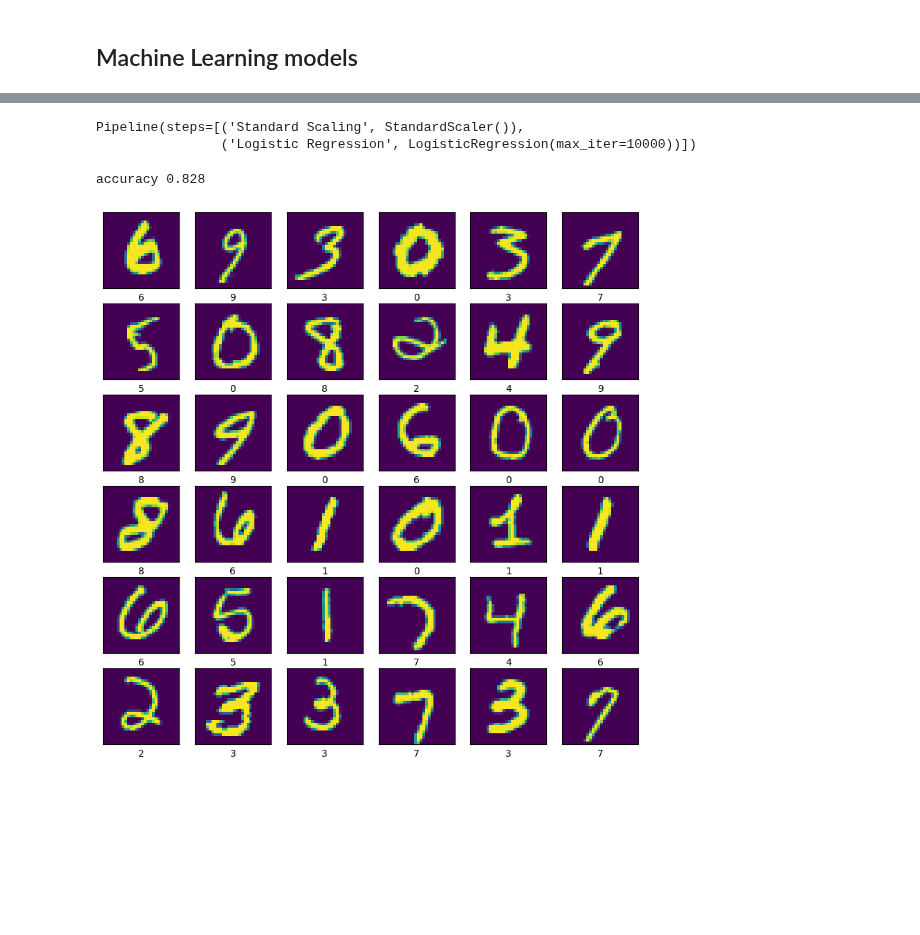
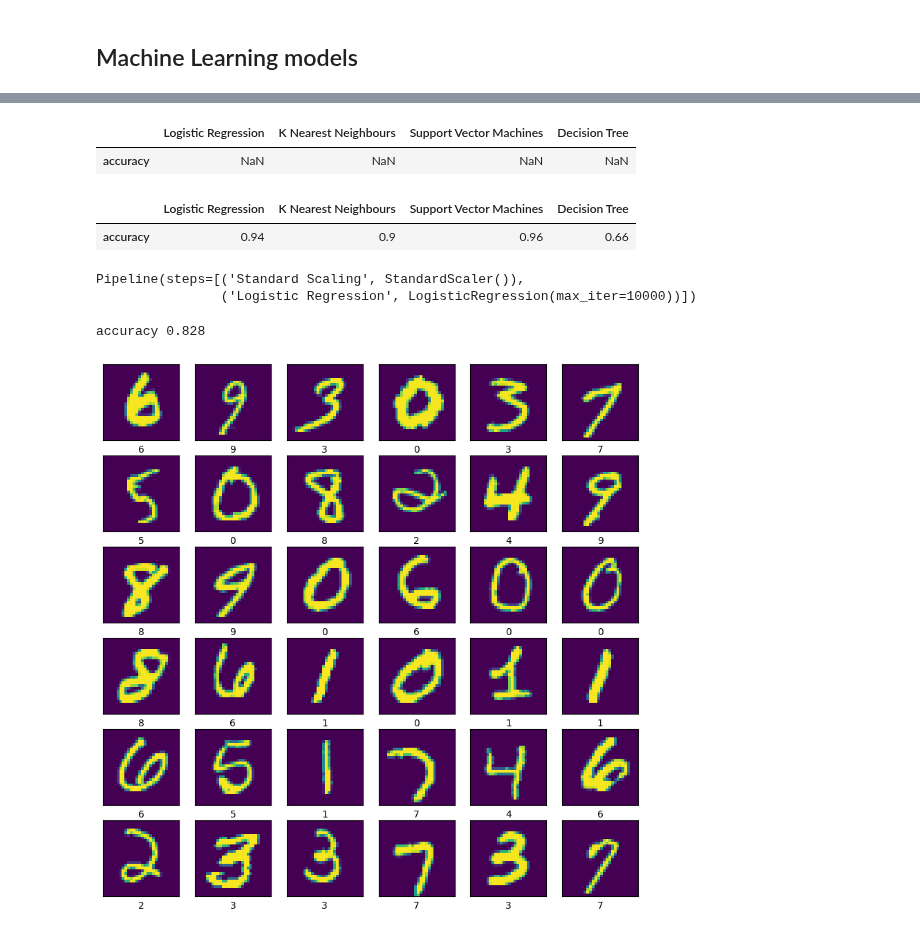
Before and after one commit to CaptainJimbo/MyPortfolio, a Jupyter notebook: DigitClassification.ipynb, the cells around one changed output, grey strips where cells are left out. Saved outputs shown, nothing was run; the diff lists cells and outputs as text; code cells hidden in the pictures; blank space fills up the shorter version.

```diff
--- a/DigitClassification.ipynb
+++ b/DigitClassification.ipynb
@@ -106,14 +96,27 @@ NameError: ignored
 # %%
 models = {'Logistic Regression':LogisticRegression(max_iter=10000),
-          'K Nearest Neighbours':KNeighborsClassifier()
+          'K Nearest Neighbours':KNeighborsClassifier(),
           'Support Vector Machines':SVC(),
           'Decision Tree':DecisionTreeClassifier()
              }
 
-N = 1000
-n = 100
-for model_name in models:
-  models[model_name]
+scores = ['accuracy']#'balanced accuracy','f1']
+results = pd.DataFrame(columns=list(models.keys()),index=scores)
+# %% [output]
+|  | Logistic Regression | K Nearest Neighbours | Support Vector Machines | Decision Tree |
+| accuracy | NaN | NaN | NaN | NaN |
+# %%
+N = 2000
+n = 200
+for model_name in tqdm(models):
+    model = models[model_name]
+    model.fit(train_images[:N].reshape(-1,28*28)/255, train_labels[:N])
+    predictions = model.predict(test_images[:n].reshape(-1,28*28)/255)
+    results.loc['accuracy',model_name] = accuracy_score(test_labels[:n],predictions)
+results
+# %% [output]
+|  | Logistic Regression | K Nearest Neighbours | Support Vector Machines | Decision Tree |
+| accuracy | 0.94 | 0.9 | 0.96 | 0.66 |
 # %%
 pipe_LR.fit(train_images[:1000].reshape(-1,28*28), train_labels[:1000])
 # %% [output]
```
Also changed, not shown: parts of 6 cells of this notebook.
